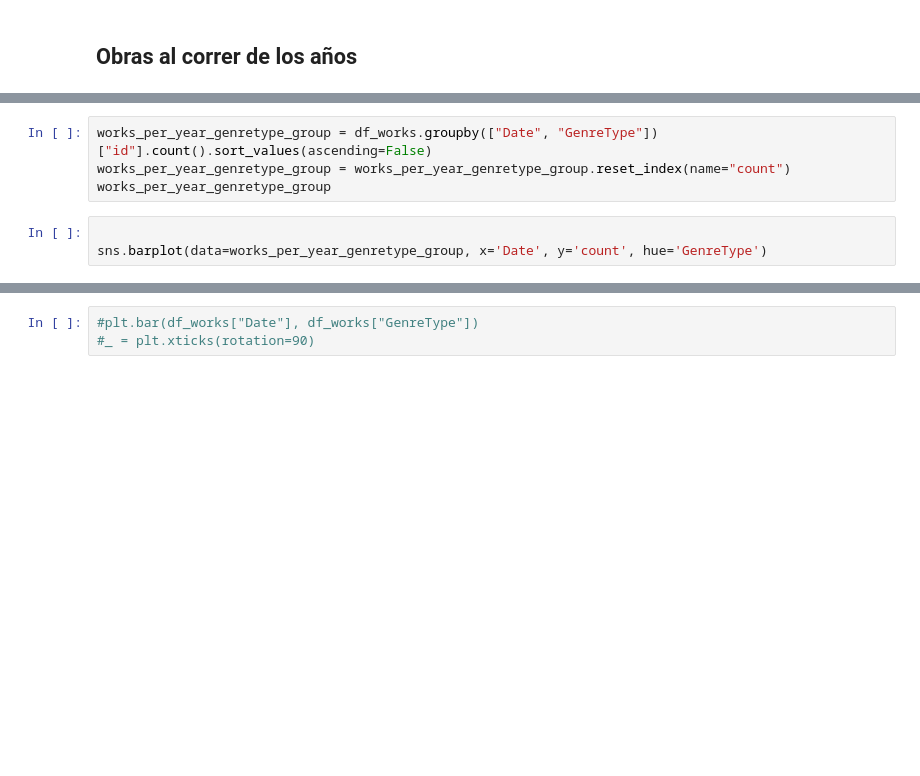
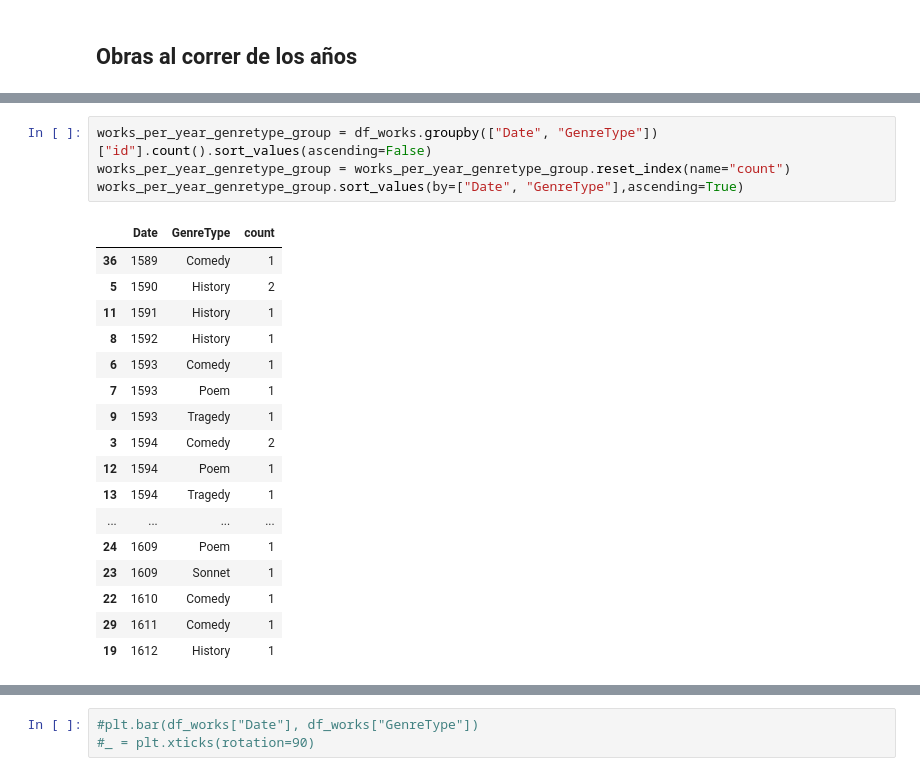
Before and after one commit to luchymd89/introcd, a Jupyter notebook: Tarea_1/shakespeare_propuesta.ipynb, the cells around one changed output, grey strips where cells are left out. Cells and saved outputs as stored; diff of their text form; blank space fills up the shorter version.

```diff
--- a/Tarea_1/shakespeare_propuesta.ipynb
+++ b/Tarea_1/shakespeare_propuesta.ipynb
@@ -670,7 +853,22 @@ df_works["Date"].plot(kind='hist',bins=15)
 # %%
 works_per_year_genretype_group = df_works.groupby(["Date", "GenreType"])["id"].count().sort_values(ascending=False)
 works_per_year_genretype_group = works_per_year_genretype_group.reset_index(name="count")
-works_per_year_genretype_group
+works_per_year_genretype_group.sort_values(by=["Date", "GenreType"],ascending=True)
+# %% [output]
+|  | Date | GenreType | count |
+| 36 | 1589 | Comedy | 1 |
+| 5 | 1590 | History | 2 |
+| 11 | 1591 | History | 1 |
+| 8 | 1592 | History | 1 |
+| 6 | 1593 | Comedy | 1 |
+| 7 | 1593 | Poem | 1 |
+| 9 | 1593 | Tragedy | 1 |
+| 3 | 1594 | Comedy | 2 |
+| 12 | 1594 | Poem | 1 |
+| 13 | 1594 | Tragedy | 1 |
+| ... | ... | ... | ... |
+| 24 | 1609 | Poem | 1 |
+| 23 | 1609 | Sonnet | 1 |
+| 22 | 1610 | Comedy | 1 |
+| 29 | 1611 | Comedy | 1 |
+| 19 | 1612 | History | 1 |
-# %%
-
-sns.barplot(data=works_per_year_genretype_group, x='Date', y='count', hue='GenreType')
```
Also changed, not shown: parts of 27 cells of this notebook.
